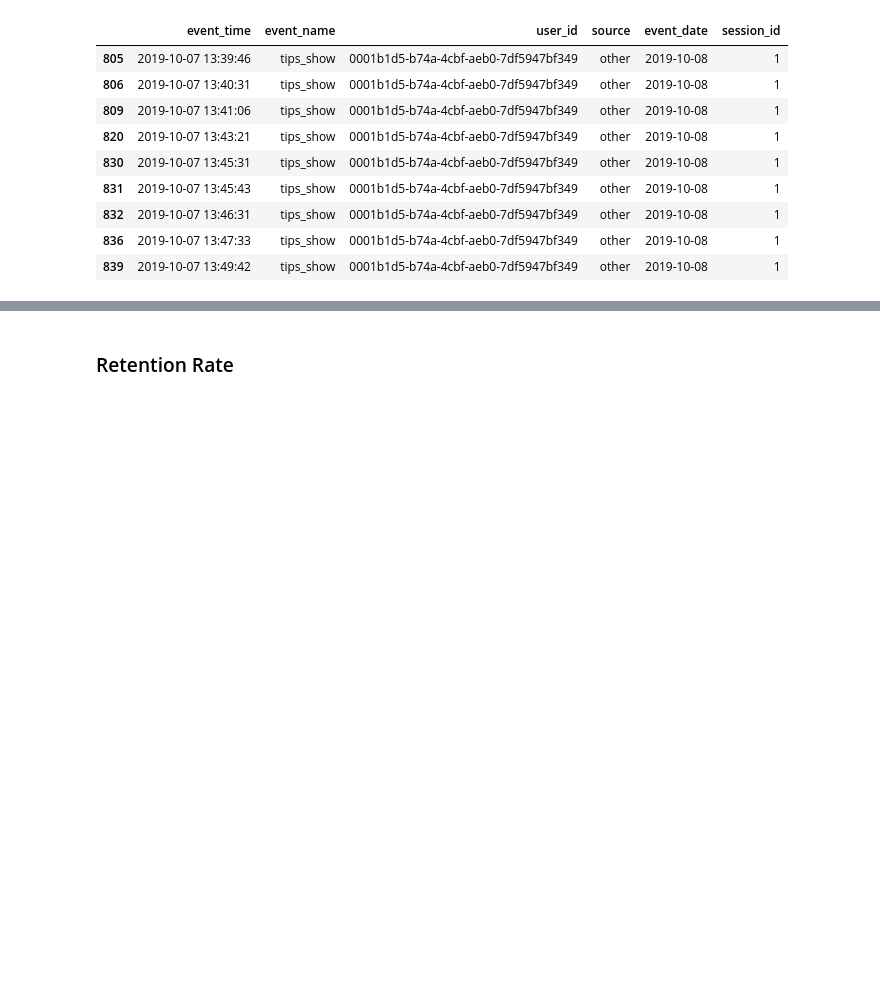
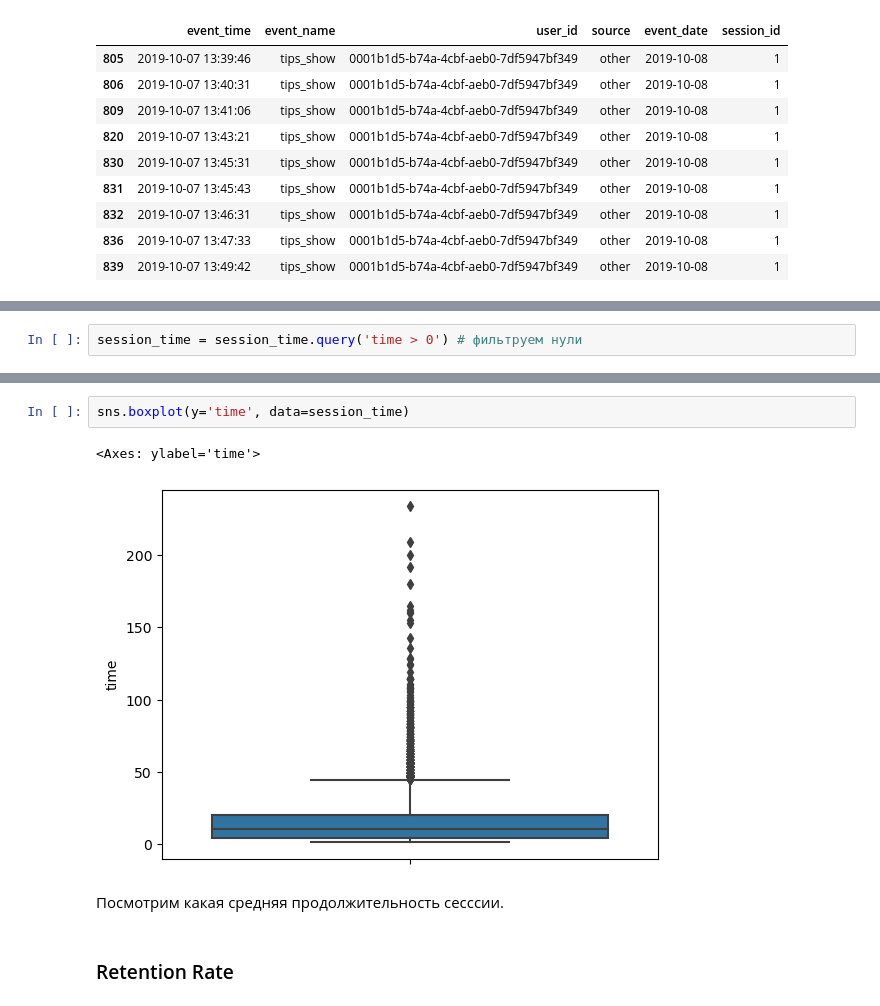
Before and after one commit to DaniilDonike/study_projects, a Jupyter notebook: Apps. Финальный проект/Project_first_try.ipynb, the cells around one changed output, grey strips where cells are left out. Drawn from its saved outputs; the diff is of its cells as text; blank space fills up the shorter version.

```diff
--- a/Apps. Финальный проект/Project_first_try.ipynb
+++ b/Apps. Финальный проект/Project_first_try.ipynb
@@ -306,0 +334,2 @@ session_time
+# %%
+session_time = session_time.query('time > 0') # фильтруем нули
@@ -307,2 +350,9 @@ session_time
+# %%
+sns.boxplot(y='time', data=session_time)
+# %% [output]
+<Axes: ylabel='time'>
+[figure, added]
+# %% [markdown]
+Посмотрим какая средняя продолжительность сесссии.
 # %% [markdown]
 ### Retention Rate
```
Also changed, not shown: parts of 9 cells of this notebook.
